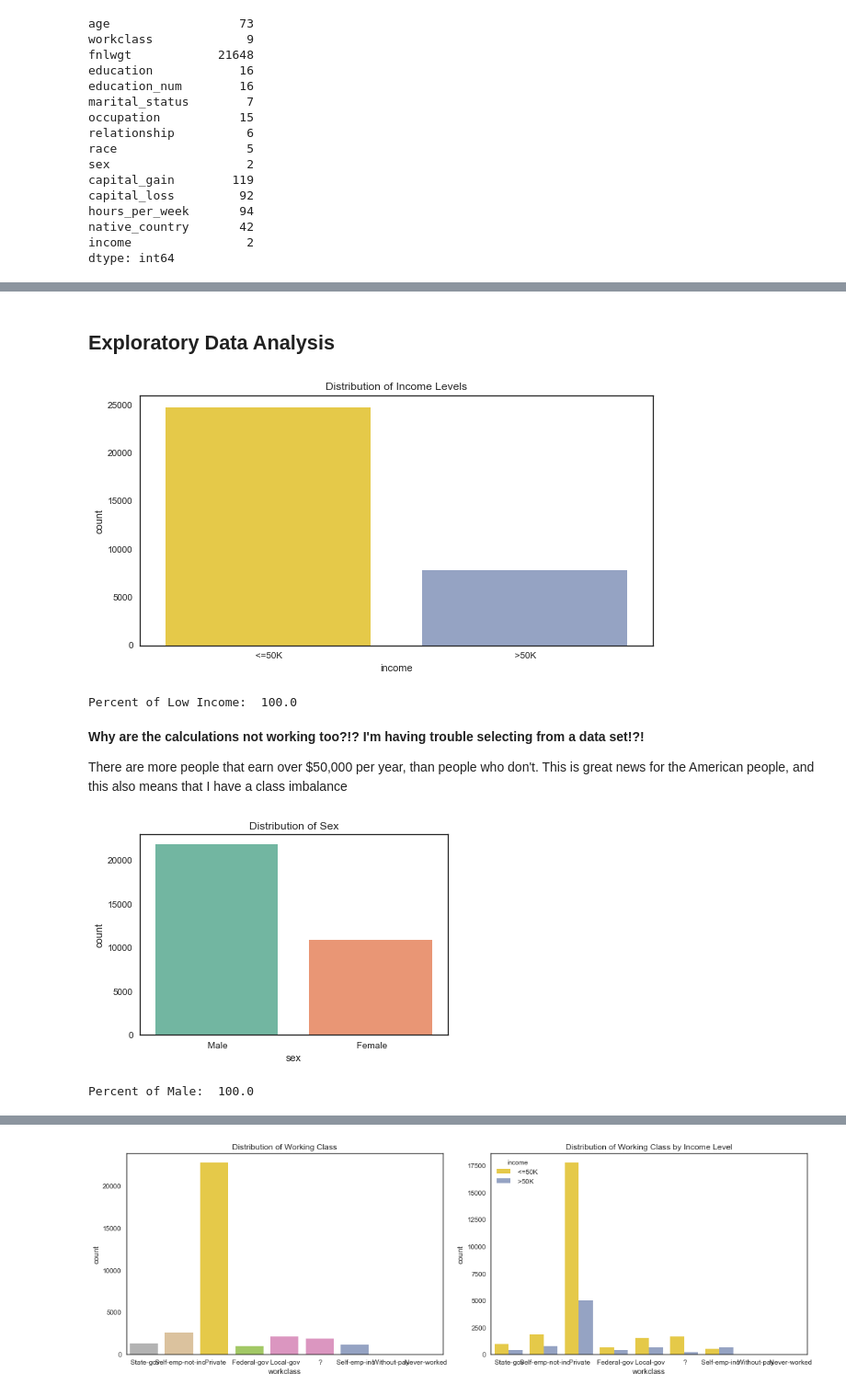
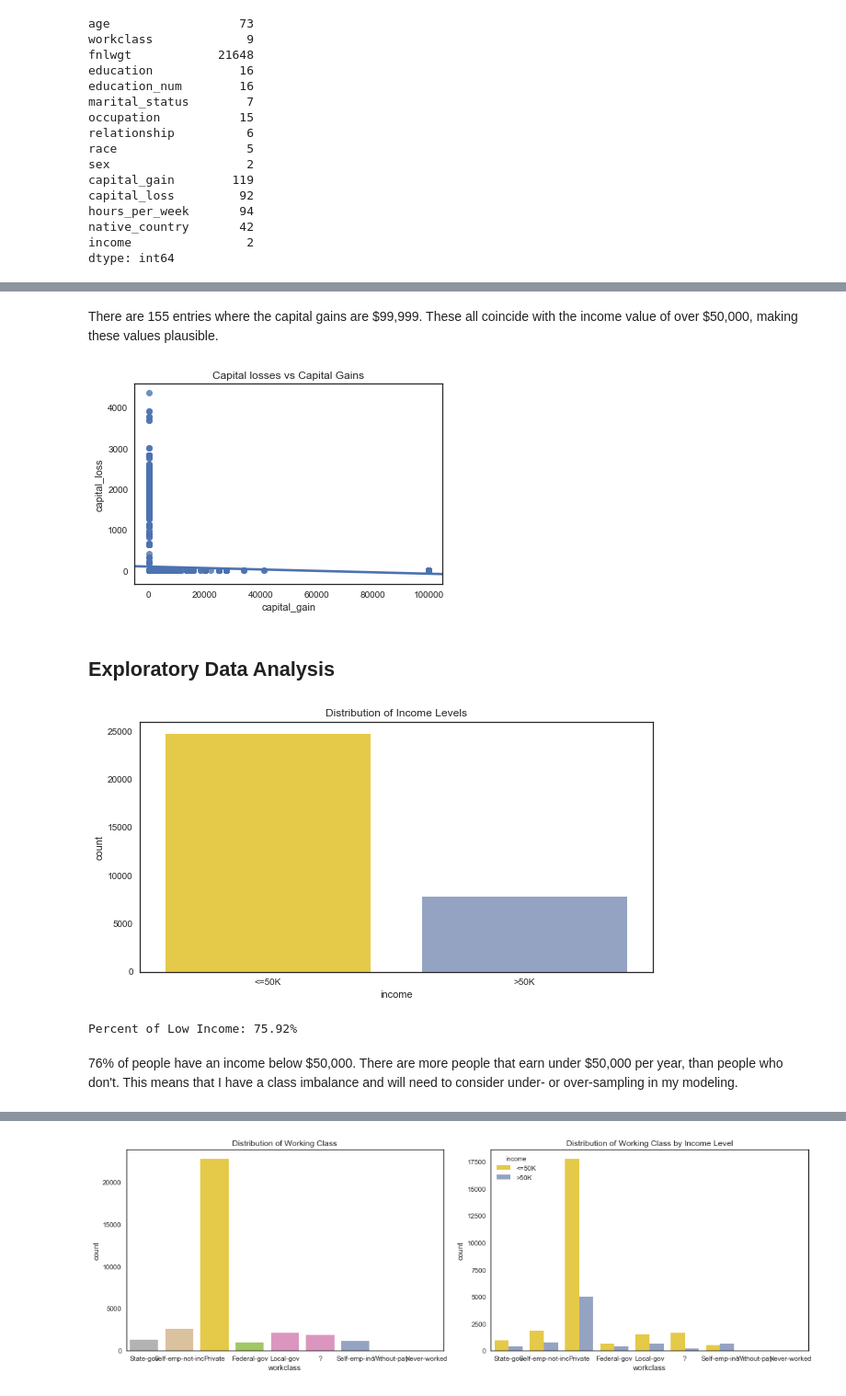
Before and after one commit to ephs08kmp/capstone_projects, a Jupyter notebook: Capstone 3 Income Data.ipynb, the cells around one changed output, grey strips where cells are left out. Shown: that part at 92% size. Drawn from its saved outputs; the diff is of its cells as text; code cells hidden in the pictures.

```diff
--- a/Capstone 3 Income Data.ipynb
+++ b/Capstone 3 Income Data.ipynb
@@ -149,0 +189,6 @@ __I'm going to write some EDA that I want to run when this is working...__
+# %%
+inc.marital_status = inc.marital_status.map({'Married-civ-spouse':'Married', 'Married-AF-spouse':'Married',
+                                             'Divorced':'No_longer_married', 'Separated':'No_longer_married',
+                                             'Married-spouse-absent':'No_longer_married', 'Widowed':'No_longer_married',
+                                            'Never-married':'Never-married'})
+inc.marital_status.value_counts()
@@ -149,0 +223,2 @@ __I'm going to write some EDA that I want to run when this is working...__
+# %%
+inc = inc[inc.occupation != '?']
@@ -149,0 +239,2 @@ __I'm going to write some EDA that I want to run when this is working...__
+# %%
+inc = inc.drop('relationship', axis=1)
@@ -149,0 +254,4 @@ __I'm going to write some EDA that I want to run when this is working...__
+# %%
+inc.race = inc.race.map({'White':'White', 'Black':'Non-White','Asian-Pac-Islander':'Non-White',
+                        'Amer-Indian-Eskimo':'Non-White','Other':'Non-White'})
+inc.race.value_counts()
@@ -150,3 +310,11 @@ __I'm going to write some EDA that I want to run when this is working...__
+# %% [markdown]
+There are 155 entries where the capital gains are \$99,999.  These all coincide with the income value of over \$50,000, making these values plausible.
+# %%
+sns.regplot(x='capital_gain', y='capital_loss', data=inc)
+plt.title('Capital losses vs Capital Gains')
+plt.show()
+# %% [output]
+[figure, added]
 # %% [markdown]
 ## Exploratory Data Analysis
 # %%
@@ -155,20 +323,9 @@ sns.countplot(x='income', data=inc_raw, palette='Set2_r')
 plt.title('Distribution of Income Levels')
 plt.show()
 
-print('Percent of Low Income: ', len(inc_raw.income == ' >50K')/len(inc_raw)*100)
+print('Percent of Low Income: {:.2f}%'.format(len(inc_raw[inc_raw.income == '<=50K'])/len(inc_raw)*100))
 # %% [output]
 [figure]
-Percent of Low Income:  100.0
+Percent of Low Income: 75.92%
 # %% [markdown]
-__Why are the calculations not working too?!? I'm having trouble selecting from a data set!?!__
-
-There are more people that earn over \$50,000 per year, than people who don't. This is great news for the American people, and this also means that I have a class imbalance
+76% of people have an income below \$50,000. There are more people that earn under \$50,000 per year, than people who don't. This means that I have a class imbalance and will need to consider under- or over-sampling in my modeling.
-# %%
-sns.countplot(x='sex', data=inc_raw, palette='Set2')
-plt.title('Distribution of Sex')
-plt.show()
-
-print('Percent of Male: ', len(inc_raw.sex == ' Male')/len(inc_raw)*100)
-# %% [output]
-[figure, removed]
-Percent of Male:  100.0
```
Also changed, not shown: parts of 33 cells of this notebook.
